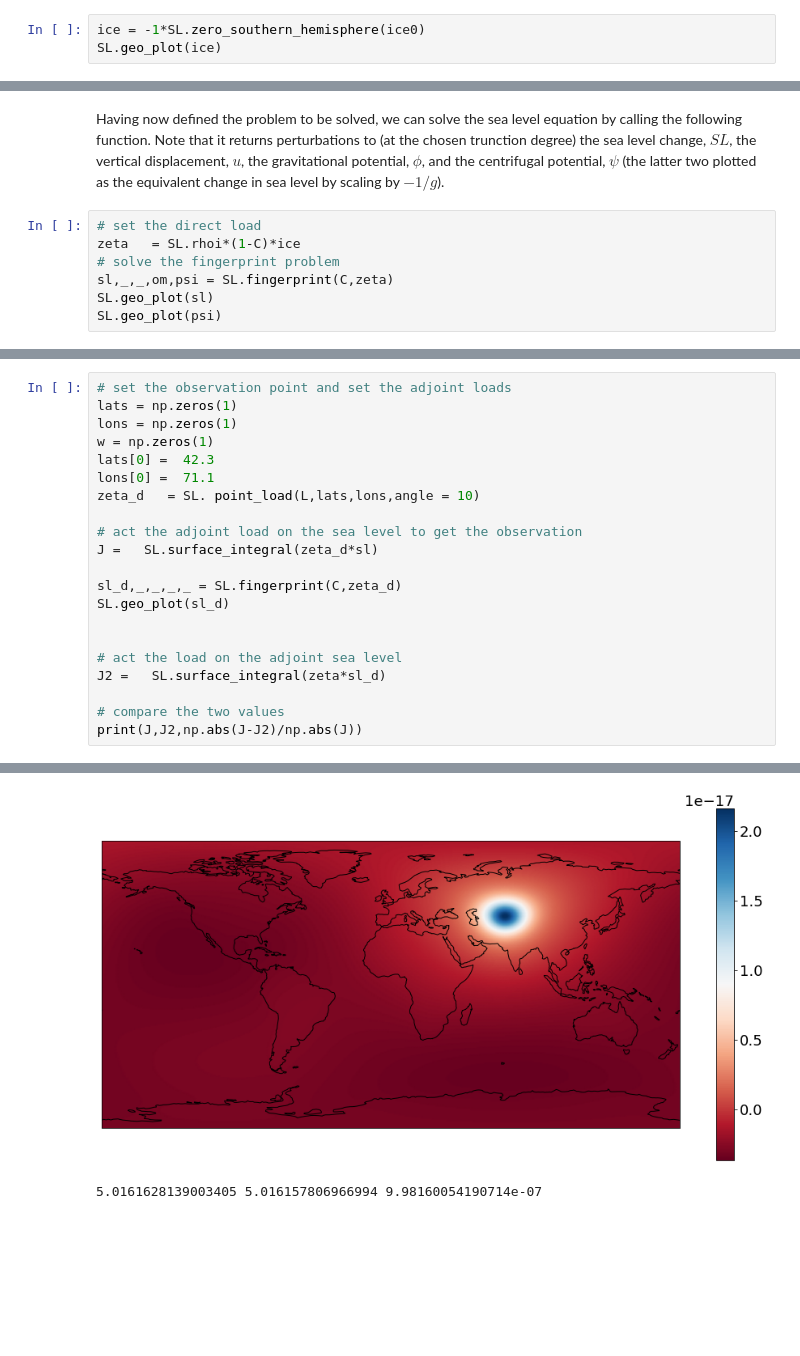
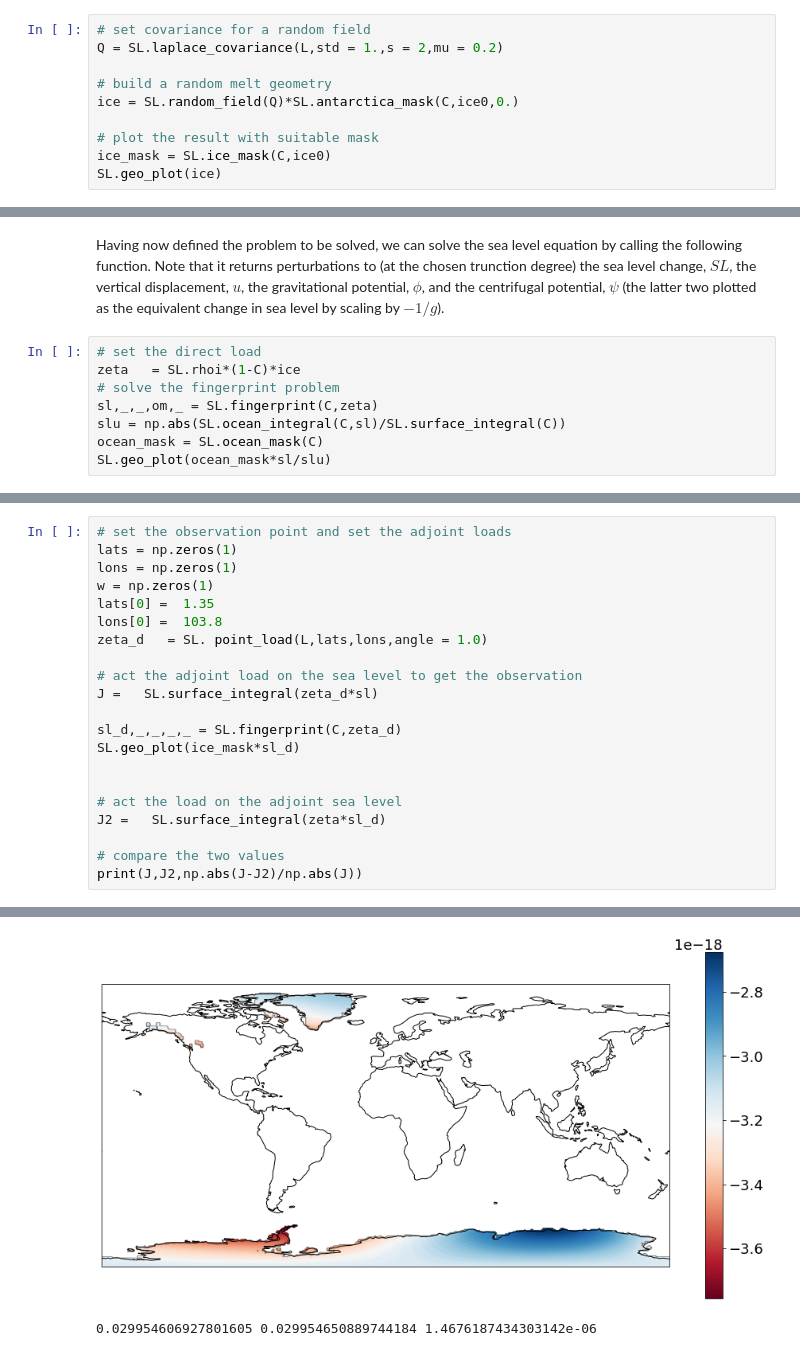
Before and after one commit to da380/SLReciprocityGJI, a Jupyter notebook: SL_forward.ipynb, the cells around one changed output, grey strips where cells are left out. Drawn from its saved outputs; the diff is of its cells as text; blank space fills up the shorter version.

```diff
--- a/SL_forward.ipynb
+++ b/SL_forward.ipynb
@@ -52,6 +55,13 @@ fraction of surface which is ocean =  0.7129602337196239
 # %% [markdown]
 We now set the ice to be melted, taking as an example a reduction in the height of the Greenland ice sheet by 1%. This can be done as follows:
 # %%
-ice = -1*SL.zero_southern_hemisphere(ice0)
+# set covariance for a random field
+Q = SL.laplace_covariance(L,std = 1.,s = 2,mu = 0.2)
+
+# build a random melt geometry
+ice = SL.random_field(Q)*SL.antarctica_mask(C,ice0,0.)
+
+# plot the result with suitable mask
+ice_mask = SL.ice_mask(C,ice0)
 SL.geo_plot(ice)
 # %% [output]
@@ -62,7 +72,8 @@ Having now defined the problem to be solved, we can solve the sea level equation
 # set the direct load
 zeta   = SL.rhoi*(1-C)*ice
 # solve the fingerprint problem
-sl,_,_,om,psi = SL.fingerprint(C,zeta)
-SL.geo_plot(sl)
-SL.geo_plot(psi)
+sl,_,_,om,_ = SL.fingerprint(C,zeta)
+slu = np.abs(SL.ocean_integral(C,sl)/SL.surface_integral(C))
+ocean_mask = SL.ocean_mask(C)
+SL.geo_plot(ocean_mask*sl/slu)
 # %% [output]
@@ -81,15 +92,15 @@ iteration =  8 relative change =  8.837837293751875e-07
 lats = np.zeros(1)
 lons = np.zeros(1)
 w = np.zeros(1)
-lats[0] =  42.3
-lons[0] =  71.1
-zeta_d   = SL. point_load(L,lats,lons,angle = 10)
+lats[0] =  1.35
+lons[0] =  103.8
+zeta_d   = SL. point_load(L,lats,lons,angle = 1.0)
 
 # act the adjoint load on the sea level to get the observation
 J =   SL.surface_integral(zeta_d*sl)
 
 sl_d,_,_,_,_ = SL.fingerprint(C,zeta_d)
-SL.geo_plot(sl_d)
+SL.geo_plot(ice_mask*sl_d)
 
 
 # act the load on the adjoint sea level
@@ -110,2 +119,2 @@ iteration =  9 relative change =  3.888535494184624e-07
-[figure, old version]
+[figure, new version]
-5.0161628139003405 5.016157806966994 9.98160054190714e-07
+0.029954606927801605 0.029954650889744184 1.4676187434303142e-06
```
Also changed, not shown: parts of 5 cells of this notebook, 1 other file.
